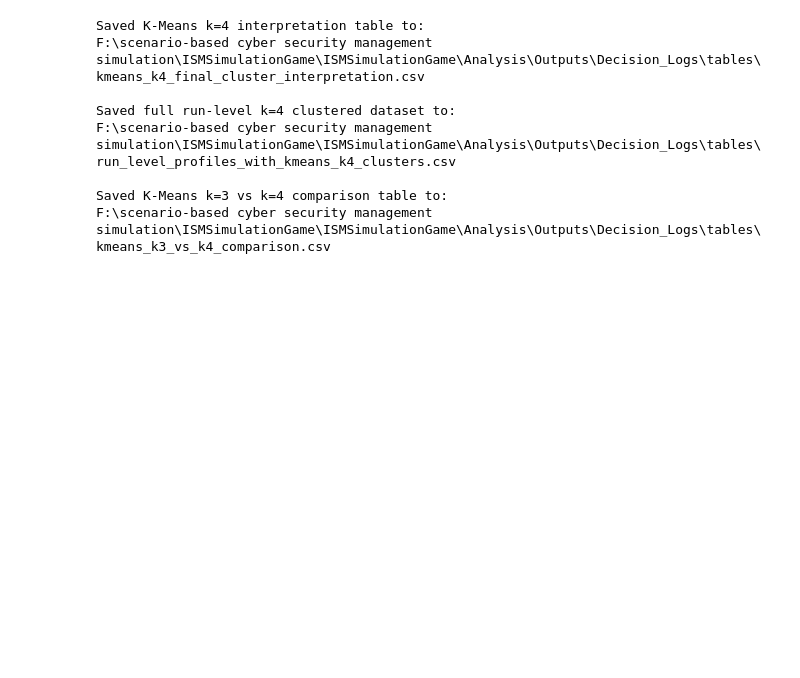
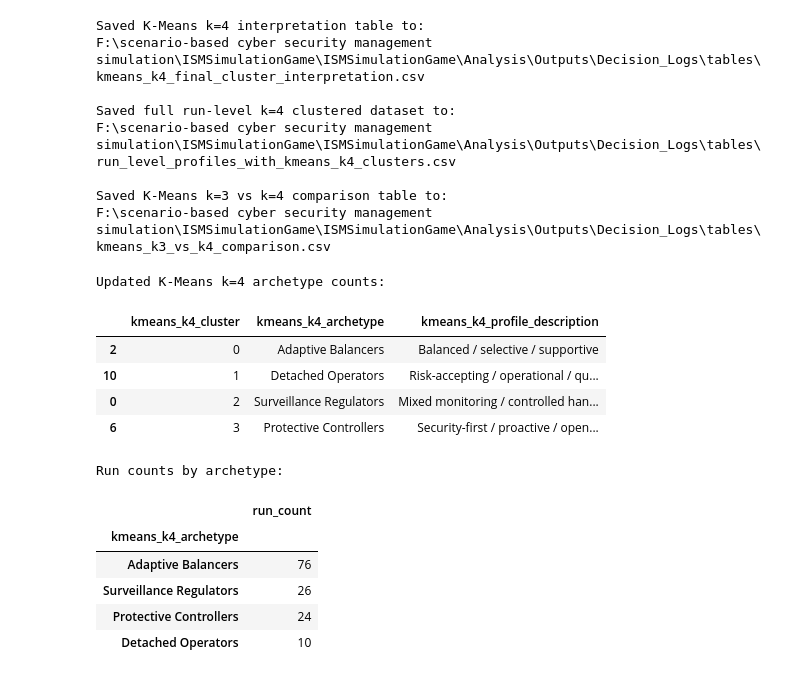
Before and after one commit to jrallison93/ISMSimulationGame, a Jupyter notebook: Analysis/Notebooks/d4_decisionlog_clustering.ipynb, the cells around one changed output. Drawn from its saved outputs; the diff is of its cells as text; code cells hidden in the pictures; blank space fills up the shorter version.

```diff
--- a/Analysis/Notebooks/d4_decisionlog_clustering.ipynb
+++ b/Analysis/Notebooks/d4_decisionlog_clustering.ipynb
@@ -2411,3 +2411,62 @@ F:\scenario-based cyber security management simulation\ISMSimulationGame\ISMSimu
 
 Saved K-Means k=3 vs k=4 comparison table to:
 F:\scenario-based cyber security management simulation\ISMSimulationGame\ISMSimulationGame\Analysis\Outputs\Decision_Logs\tables\kmeans_k3_vs_k4_comparison.csv
+# %%
+# Step 26A: Update K-Means k=4 labels with final archetype names
+
+# Jordan's suggested archetype names
+k4_archetype_name_map = {
+    0: "Adaptive Balancers",
+    1: "Detached Operators",
+    2: "Surveillance Regulators",
+    3: "Protective Controllers"
+}
+
+# Keep the previous descriptive labels as explanations
+k4_archetype_description_map = {
+    0: "Balanced / selective / supportive",
+    1: "Risk-accepting / operational / quiet handling",
+    2: "Mixed monitoring / controlled handling",
+    3: "Security-first / proactive / open disclosure"
+}
+
+# Update the full k=4 clustered run-level dataset
+final_clustered_runs_k4["kmeans_k4_archetype"] = (
+    final_clustered_runs_k4["kmeans_k4_cluster"].map(k4_archetype_name_map)
+)
+
+final_clustered_runs_k4["kmeans_k4_profile_description"] = (
+    final_clustered_runs_k4["kmeans_k4_cluster"].map(k4_archetype_description_map)
+)
+
+# Check updated labels
+print("Updated K-Means k=4 archetype counts:")
+display(
+    final_clustered_runs_k4[
+        ["kmeans_k4_cluster", "kmeans_k4_archetype", "kmeans_k4_profile_description"]
+    ]
+    .drop_duplicates()
+    .sort_values("kmeans_k4_cluster")
+)
+
+print("\nRun counts by archetype:")
+display(
+    final_clustered_runs_k4["kmeans_k4_archetype"]
+    .value_counts()
+    .rename("run_count")
+    .to_frame()
+)
+# %% [output]
+Updated K-Means k=4 archetype counts:
+|  | kmeans_k4_cluster | kmeans_k4_archetype | kmeans_k4_profile_description |
+| 2 | 0 | Adaptive Balancers | Balanced / selective / supportive |
+| 10 | 1 | Detached Operators | Risk-accepting / operational / qu... |
+| 0 | 2 | Surveillance Regulators | Mixed monitoring / controlled han... |
+| 6 | 3 | Protective Controllers | Security-first / proactive / open... |
+Run counts by archetype:
+|  | run_count |
+| kmeans_k4_archetype |  |
+| Adaptive Balancers | 76 |
+| Surveillance Regulators | 26 |
+| Protective Controllers | 24 |
+| Detached Operators | 10 |
```
Also changed, not shown: parts of 2 cells of this notebook.
